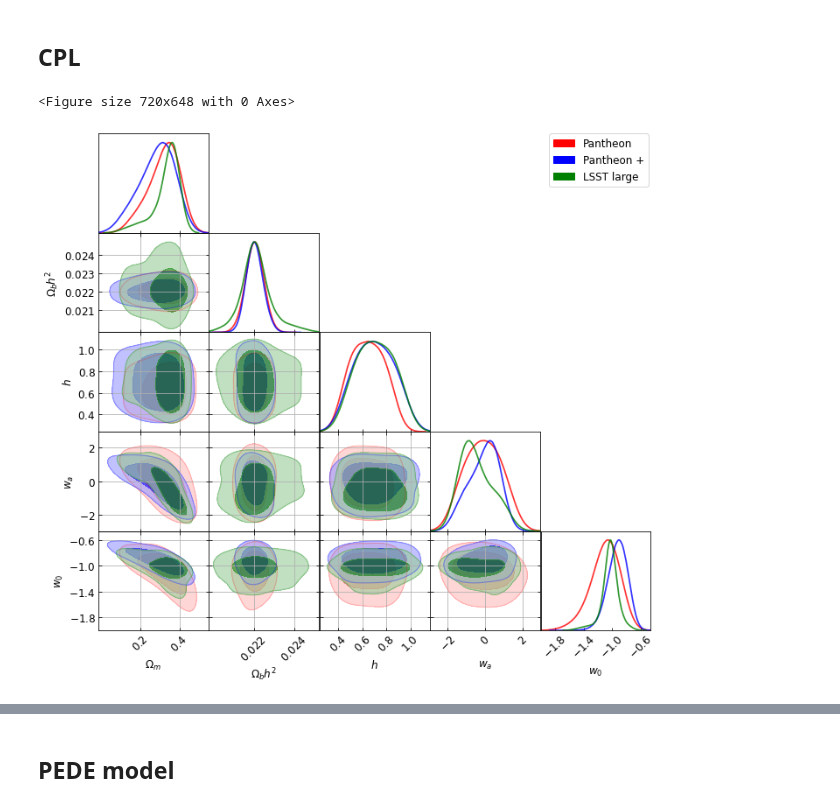
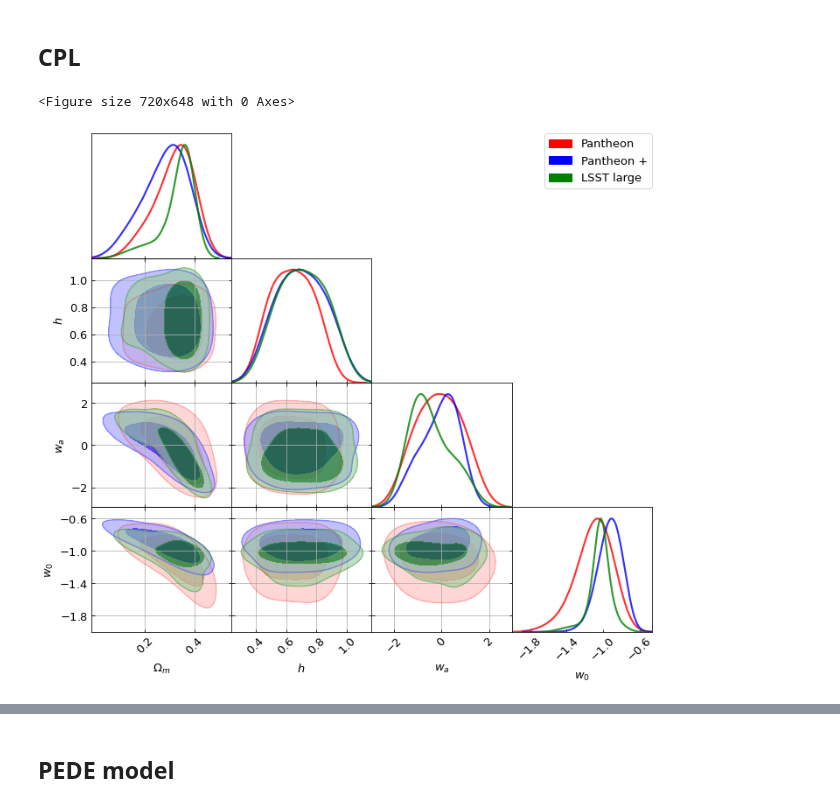
Before and after one commit to igomezv/LSST_DE_neural_reconstruction, a Jupyter notebook: bayesian_lsst.ipynb, the cells around one changed output, grey strips where cells are left out. Saved outputs shown, nothing was run; the diff lists cells and outputs as text; code cells hidden in the pictures.

Commit message:
update posterior plot for CPL

```diff
--- a/bayesian_lsst.ipynb
+++ b/bayesian_lsst.ipynb
@@ -139,43 +139,43 @@ g.settings.lw1 = 3
 g.settings.linewidth_contour = 2
 
 
-g.triangle_plot(roots_cpl, ['Om','Obh2', 'h', 'wa', 'w'],
+g.triangle_plot(roots_cpl, ['Om', 'h', 'wa', 'w'],
                 diag1d_kwargs={'colors':['red', 'blue', 'green', 'purple', 'orange'],
                                'alphas':[0.8, 0.8, 0.8]},
                 colors=['red', 'blue', 'green', 'purple', 'orange'],
                 alphas = [0.4, 0.6, 0.6],
                 legend_labels=['Pantheon',
                                'Pantheon +',
                                'LSST large'
 #                                'LSST photo',
 #                                'LSST spec'
                               ],
                 legend_loc='upper right',
                 filled = True,
                 normalized=False, shaded=False,
 #                 param_limits={'mquin': [0, 3], 'mphan':[0, 2], 'beta':[-8, 12]},
 
 #                 parampriors={'mquin': [0, 3], 'mphan':[0, 2], 'beta':[-8, 12]}
            )
 
 g.subplots[1,0].grid(True)
 g.subplots[2,0].grid(True)
 g.subplots[2,1].grid(True)
 g.subplots[3,0].grid(True)
 g.subplots[3,1].grid(True)
 g.subplots[3,2].grid(True)
-g.subplots[4,0].grid(True)
-g.subplots[4,1].grid(True)
-g.subplots[4,2].grid(True)
-g.subplots[4,3].grid(True)
+# g.subplots[4,0].grid(True)
+# g.subplots[4,1].grid(True)
+# g.subplots[4,2].grid(True)
+# g.subplots[4,3].grid(True)
 
 
 # g.add_text('CPL', x= -2, y=4.9, fontsize=18)
 
 plt.savefig("wacdm_LSST_corner.png", dpi=100)
 # %% [output]
 <Figure size 720x648 with 0 Axes>
-[figure, old version]
+[figure, new version]
 # %%
 datasets_names = ['Pantheon', 'Pantheon Plus', 'LSST']
 for idx, root in enumerate(roots_cpl):
```
Also changed, not shown: parts of 4 cells of this notebook.
